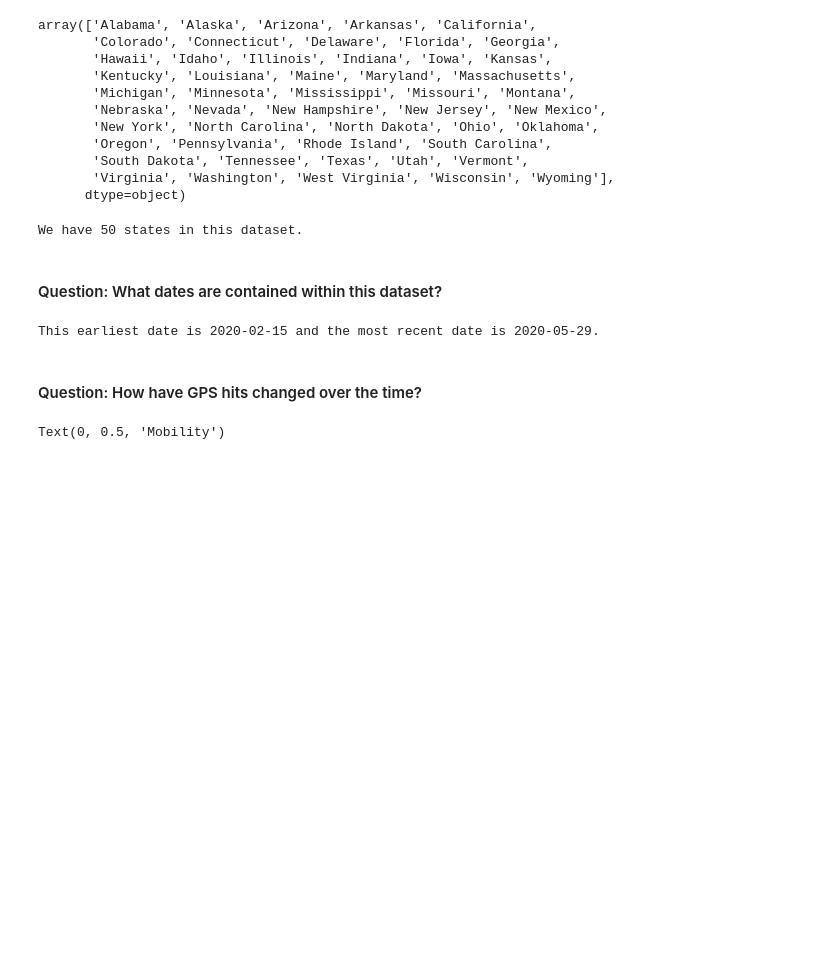
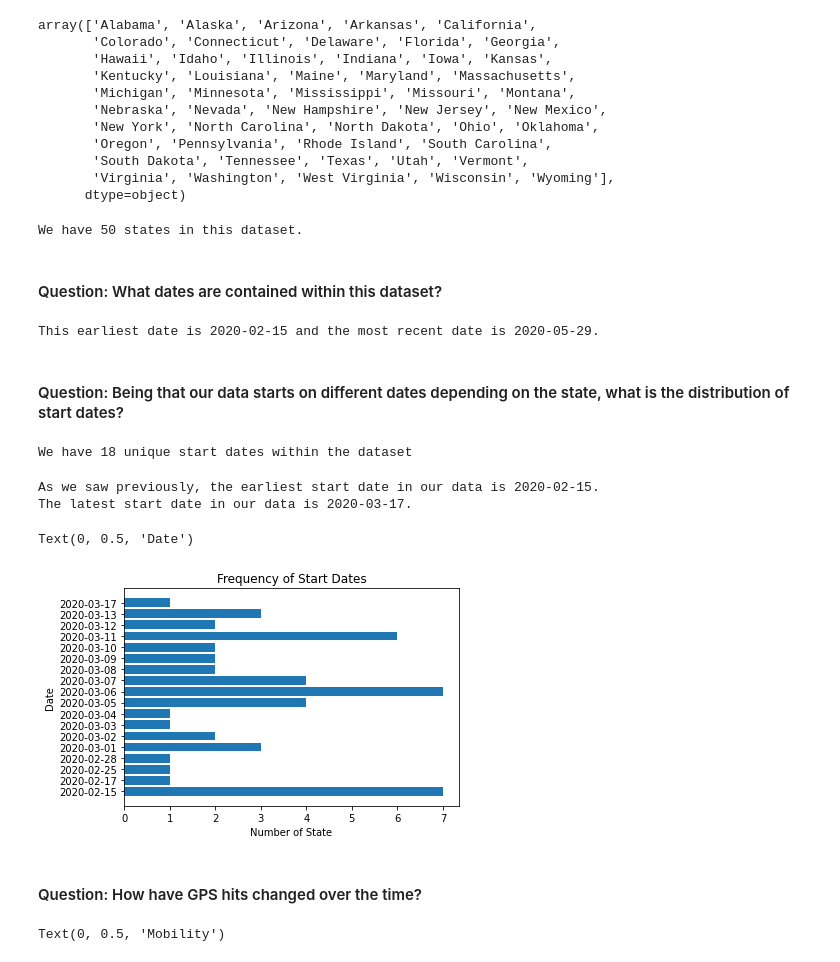
Before and after one commit to jeremysilva1098/mobility_covid, a Jupyter notebook: COVID-19 and Mobility EDA.ipynb, the cells around one changed output. Saved outputs shown, nothing was run; the diff lists cells and outputs as text; code cells hidden in the pictures; blank space fills up the shorter version.

```diff
--- a/COVID-19 and Mobility EDA.ipynb
+++ b/COVID-19 and Mobility EDA.ipynb
@@ -78,6 +177,35 @@ We have 50 states in this dataset.
 print('This earliest date is {} and the most recent date is {}.'.format(full_df.date.min(), full_df.date.max()))
 # %% [output]
 This earliest date is 2020-02-15 and the most recent date is 2020-05-29.
+# %% [markdown]
+#### Question: Being that our data starts on different dates depending on the state, what is the distribution of start dates?
+# %%
+start_dates= pd.DataFrame(full_df.groupby('state').date.min()).reset_index().sort_values('date')
+print('We have {} unique start dates within the dataset'.format(start_dates.date.nunique()))
+# %% [output]
+We have 18 unique start dates within the dataset
+# %%
+print('As we saw previously, the earliest start date in our data is {}.'.format(start_dates.date.min()))
+print('The latest start date in our data is {}.'.format(start_dates.date.max()))
+# %% [output]
+As we saw previously, the earliest start date in our data is 2020-02-15.
+The latest start date in our data is 2020-03-17.
+# %%
+date_list= list(start_dates.date.unique())
+start_date_list= list(start_dates.date)
+counts=[]
+
+for date in date_list:
+    occ= start_date_list.count(date)
+    counts.append(occ)
+
+plt.barh(y=date_list, width= counts)
+plt.title('Frequency of Start Dates')
+plt.xlabel('Number of State')
+plt.ylabel('Date')
+# %% [output]
+Text(0, 0.5, 'Date')
+[figure, added]
 # %% [markdown]
 #### Question: How have GPS hits changed over the time?
 # %%
```
Also changed, not shown: parts of 52 cells of this notebook.
